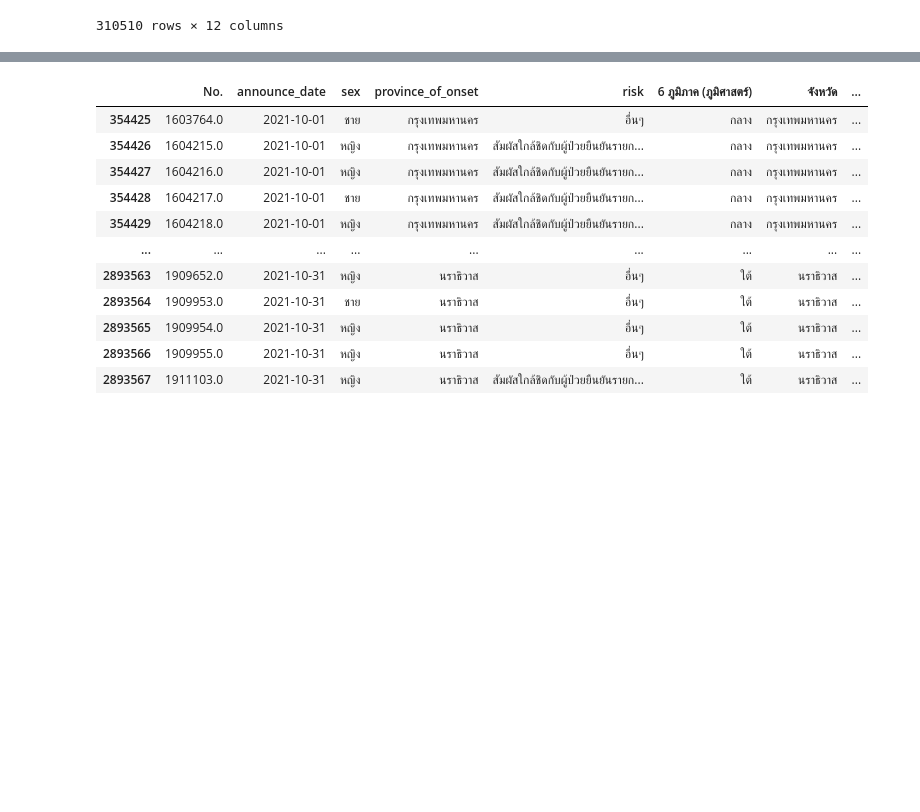
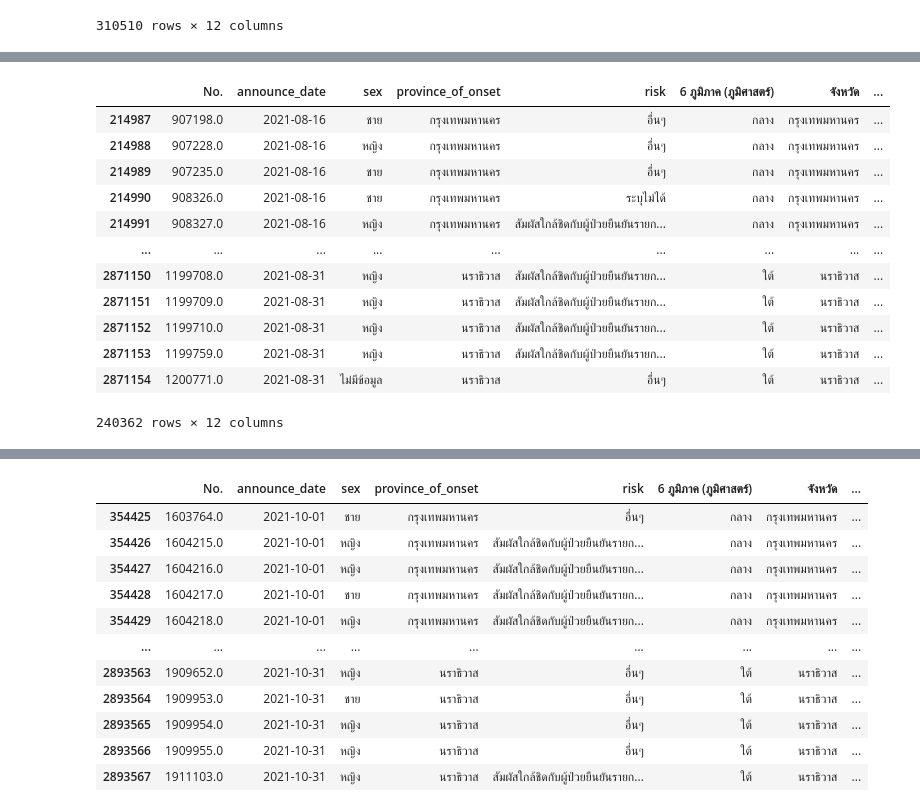
Before and after one commit to BooEiEi/data_viz_2022, a Jupyter notebook: Final_Project.ipynb, the cells around one changed output, grey strips where cells are left out. Drawn from its saved outputs; the diff is of its cells as text; code cells hidden in the pictures; blank space fills up the shorter version.

```diff
--- a/Final_Project.ipynb
+++ b/Final_Project.ipynb
@@ -869,3 +869,20 @@ covid_5
+# %%
+covid_11 = covid2[(covid2['announce_date'] >='2021-08-16') &  (covid2['announce_date'] <= '2021-08-31')]
+covid_11
+# %% [output]
+|  | No. | announce_date | sex | province_of_onset | risk | 6 ภูมิภาค (ภูมิศาสตร์) | จังหวัด | ... |
+| 214987 | 907198.0 | 2021-08-16 | ชาย | กรุงเทพมหานคร | อื่นๆ | กลาง | กรุงเทพมหานคร | ... |
+| 214988 | 907228.0 | 2021-08-16 | หญิง | กรุงเทพมหานคร | อื่นๆ | กลาง | กรุงเทพมหานคร | ... |
+| 214989 | 907235.0 | 2021-08-16 | ชาย | กรุงเทพมหานคร | อื่นๆ | กลาง | กรุงเทพมหานคร | ... |
+| 214990 | 908326.0 | 2021-08-16 | ชาย | กรุงเทพมหานคร | ระบุไม่ได้ | กลาง | กรุงเทพมหานคร | ... |
+| 214991 | 908327.0 | 2021-08-16 | หญิง | กรุงเทพมหานคร | สัมผัสใกล้ชิดกับผู้ป่วยยืนยันรายก... | กลาง | กรุงเทพมหานคร | ... |
+| ... | ... | ... | ... | ... | ... | ... | ... | ... |
+| 2871150 | 1199708.0 | 2021-08-31 | หญิง | นราธิวาส | สัมผัสใกล้ชิดกับผู้ป่วยยืนยันรายก... | ใต้ | นราธิวาส | ... |
+| 2871151 | 1199709.0 | 2021-08-31 | หญิง | นราธิวาส | สัมผัสใกล้ชิดกับผู้ป่วยยืนยันรายก... | ใต้ | นราธิวาส | ... |
+| 2871152 | 1199710.0 | 2021-08-31 | หญิง | นราธิวาส | สัมผัสใกล้ชิดกับผู้ป่วยยืนยันรายก... | ใต้ | นราธิวาส | ... |
+| 2871153 | 1199759.0 | 2021-08-31 | หญิง | นราธิวาส | สัมผัสใกล้ชิดกับผู้ป่วยยืนยันรายก... | ใต้ | นราธิวาส | ... |
+| 2871154 | 1200771.0 | 2021-08-31 | ไม่มีข้อมูล | นราธิวาส | อื่นๆ | ใต้ | นราธิวาส | ... |
+240362 rows × 12 columns
 # %%
 covid_6 = covid2[(covid2['announce_date'] >='2021-09-01') &  (covid2['announce_date'] <='2021-09-30')]
 covid_6
```
Also changed, not shown: parts of 3 cells of this notebook.
